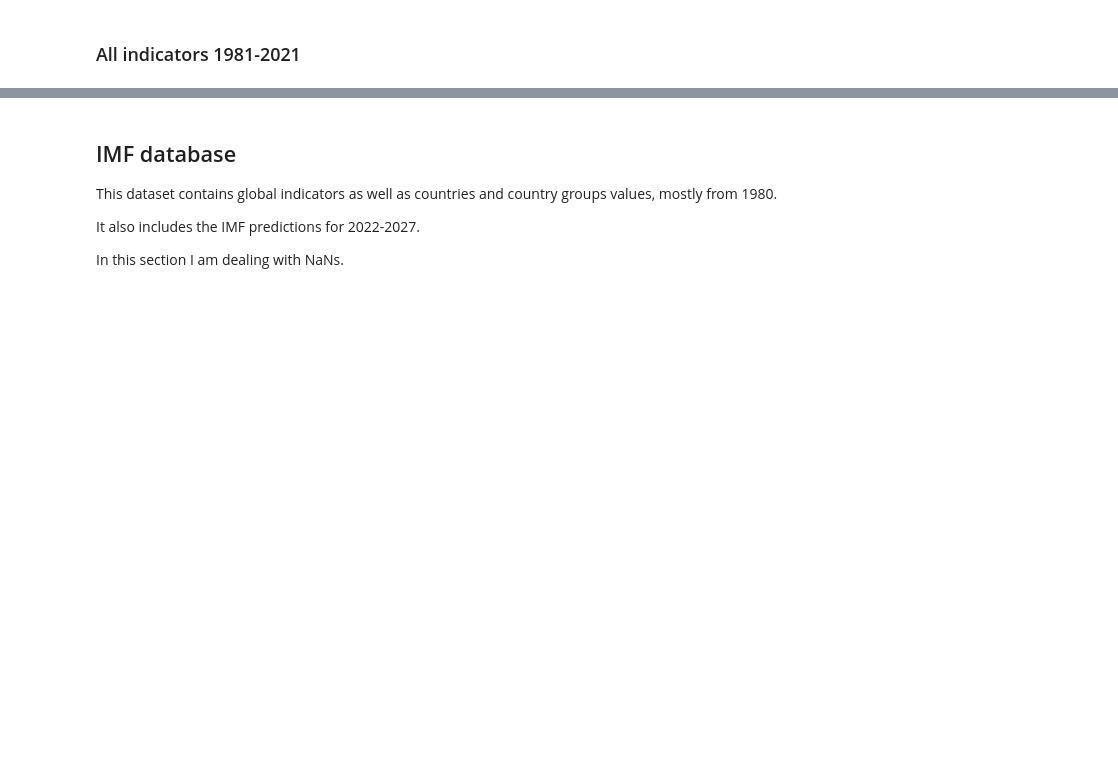
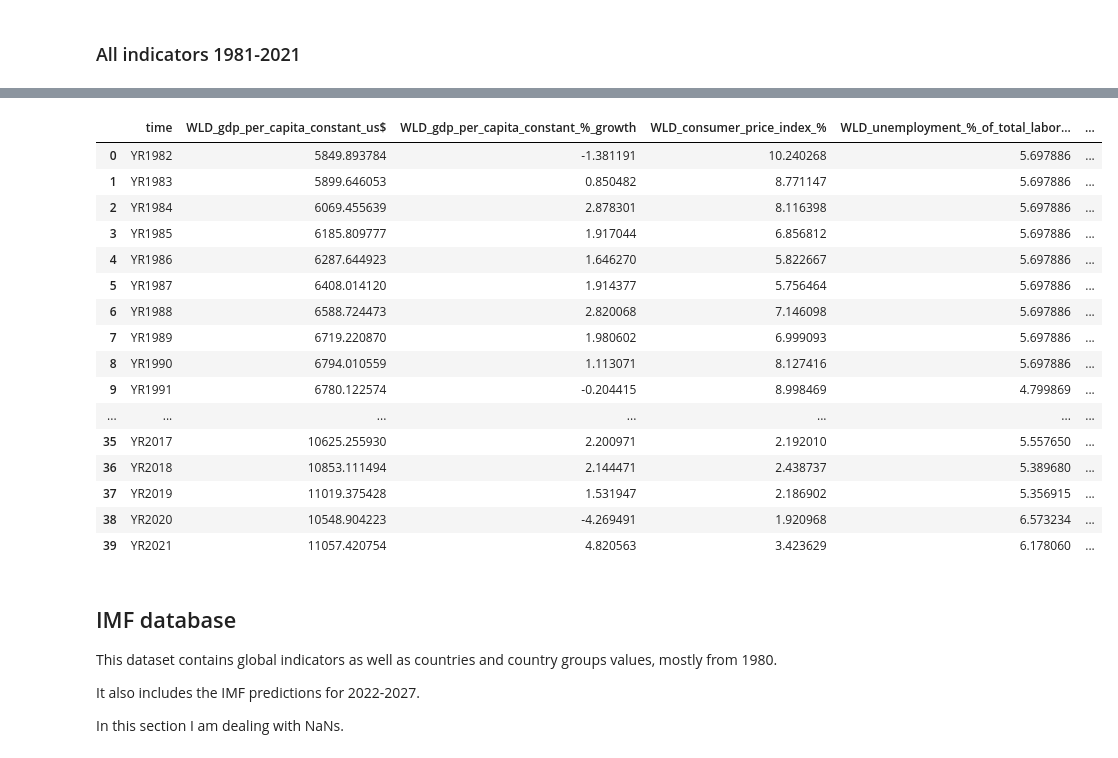
Before and after one commit to matosluana/Global_economy_2023_project, a Jupyter notebook: notebooks/02_data_cleaning_preparation.ipynb, the cells around one changed output, grey strips where cells are left out. Saved outputs shown, nothing was run; the diff lists cells and outputs as text; code cells hidden in the pictures; blank space fills up the shorter version.

```diff
--- a/notebooks/02_data_cleaning_preparation.ipynb
+++ b/notebooks/02_data_cleaning_preparation.ipynb
@@ -580,4 +575,24 @@ USA_net_trade_goods_services_us$            0
 dtype: int64
+# %%
+wb_from_1981
+# %% [output]
+|  | time | WLD_gdp_per_capita_constant_us$ | WLD_gdp_per_capita_constant_%_growth | WLD_consumer_price_index_% | WLD_unemployment_%_of_total_labor... | ... |
+| 0 | YR1982 | 5849.893784 | -1.381191 | 10.240268 | 5.697886 | ... |
+| 1 | YR1983 | 5899.646053 | 0.850482 | 8.771147 | 5.697886 | ... |
+| 2 | YR1984 | 6069.455639 | 2.878301 | 8.116398 | 5.697886 | ... |
+| 3 | YR1985 | 6185.809777 | 1.917044 | 6.856812 | 5.697886 | ... |
+| 4 | YR1986 | 6287.644923 | 1.646270 | 5.822667 | 5.697886 | ... |
+| 5 | YR1987 | 6408.014120 | 1.914377 | 5.756464 | 5.697886 | ... |
+| 6 | YR1988 | 6588.724473 | 2.820068 | 7.146098 | 5.697886 | ... |
+| 7 | YR1989 | 6719.220870 | 1.980602 | 6.999093 | 5.697886 | ... |
+| 8 | YR1990 | 6794.010559 | 1.113071 | 8.127416 | 5.697886 | ... |
+| 9 | YR1991 | 6780.122574 | -0.204415 | 8.998469 | 4.799869 | ... |
+| ... | ... | ... | ... | ... | ... | ... |
+| 35 | YR2017 | 10625.255930 | 2.200971 | 2.192010 | 5.557650 | ... |
+| 36 | YR2018 | 10853.111494 | 2.144471 | 2.438737 | 5.389680 | ... |
+| 37 | YR2019 | 11019.375428 | 1.531947 | 2.186902 | 5.356915 | ... |
+| 38 | YR2020 | 10548.904223 | -4.269491 | 1.920968 | 6.573234 | ... |
+| 39 | YR2021 | 11057.420754 | 4.820563 | 3.423629 | 6.178060 | ... |
 # %%
 wb_from_1981.to_csv(r'C:\Users\luana\Ironhack DA\Unit 9\final_bootcamp_project\csv_files\wb_from_1981_clean.csv', index=False)
 # %% [markdown]
```
Also changed, not shown: parts of 93 cells of this notebook, 16 other files.
